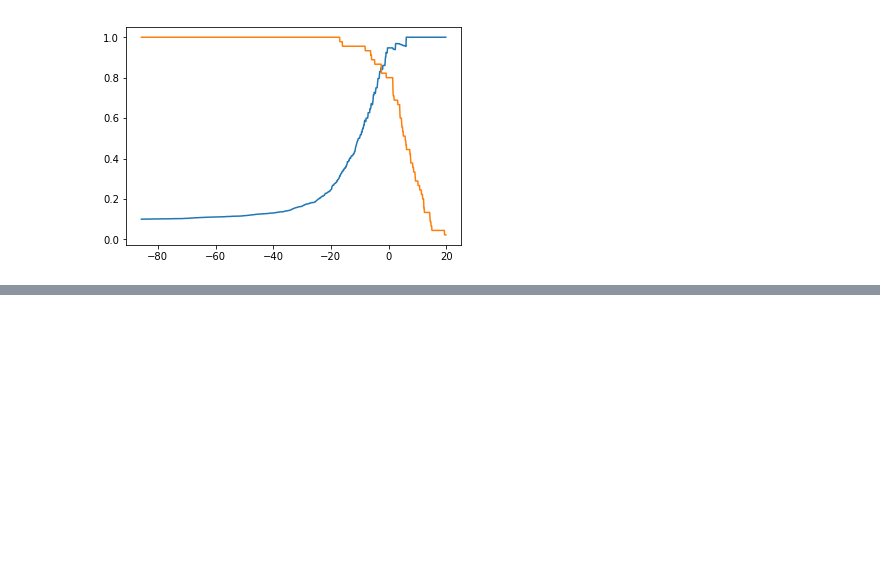
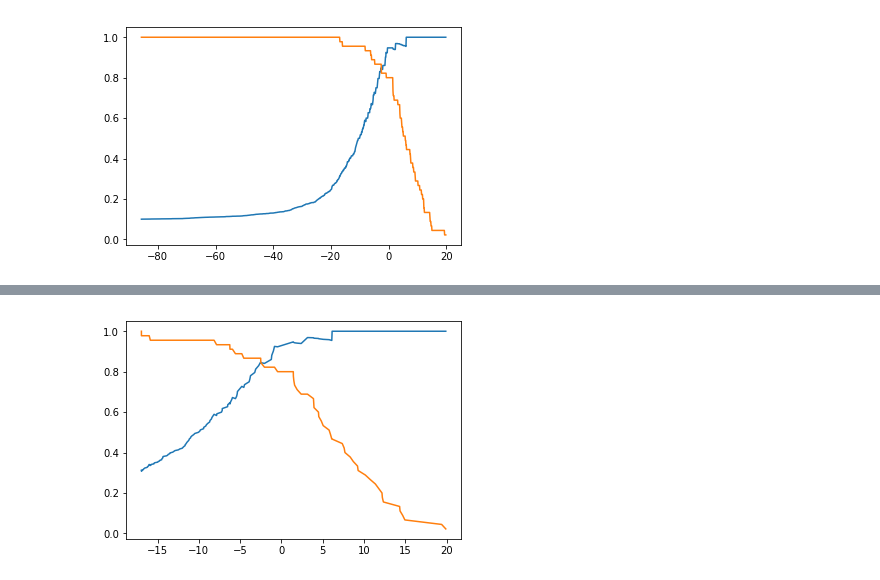
Before and after one commit to liuyubobobo/Play-with-Machine-Learning-Algorithms, a Jupyter notebook: 10-Classification-Performance-Measures/05-Precision-Recall-Tradeoff/05-Precision-Recall-Tradeoff.ipynb, the cells around one changed output, grey strips where cells are left out. Saved outputs shown, nothing was run; the diff lists cells and outputs as text; code cells hidden in the pictures; blank space fills up the shorter version.

```diff
--- a/10-Classification-Performance-Measures/05-Precision-Recall-Tradeoff/05-Precision-Recall-Tradeoff.ipynb
+++ b/10-Classification-Performance-Measures/05-Precision-Recall-Tradeoff/05-Precision-Recall-Tradeoff.ipynb
@@ -81,0 +91,10 @@ plt.show()
+# %%
+from sklearn.metrics import precision_recall_curve
+
+precisions, recalls, thresholds = precision_recall_curve(y_test, decision_scores)
+# %%
+plt.plot(thresholds, precisions[:-1])
+plt.plot(thresholds, recalls[:-1])
+plt.show()
+# %% [output]
+[figure, added]
```
Also changed, not shown: parts of 4 cells of this notebook, 1 other file.
